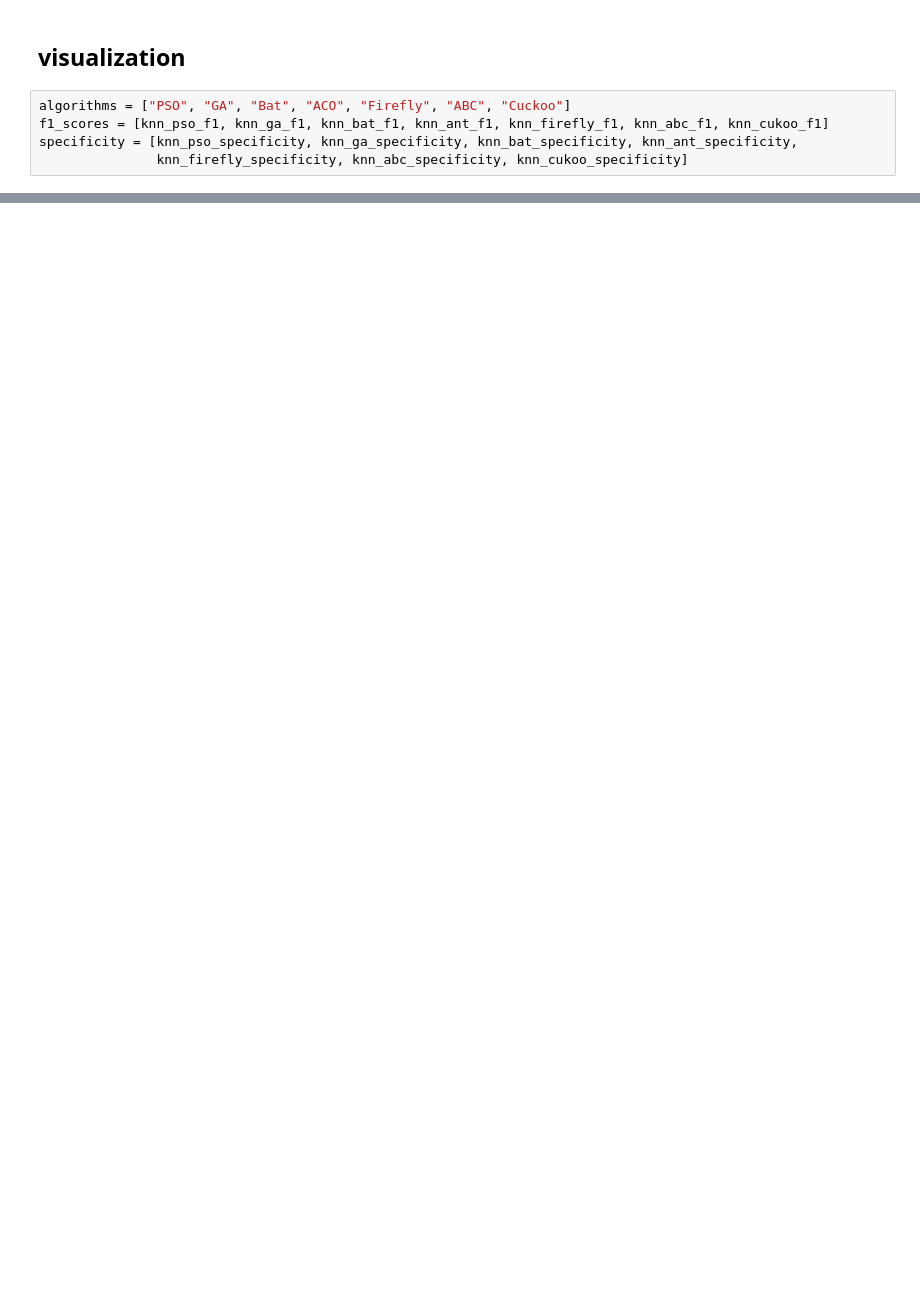
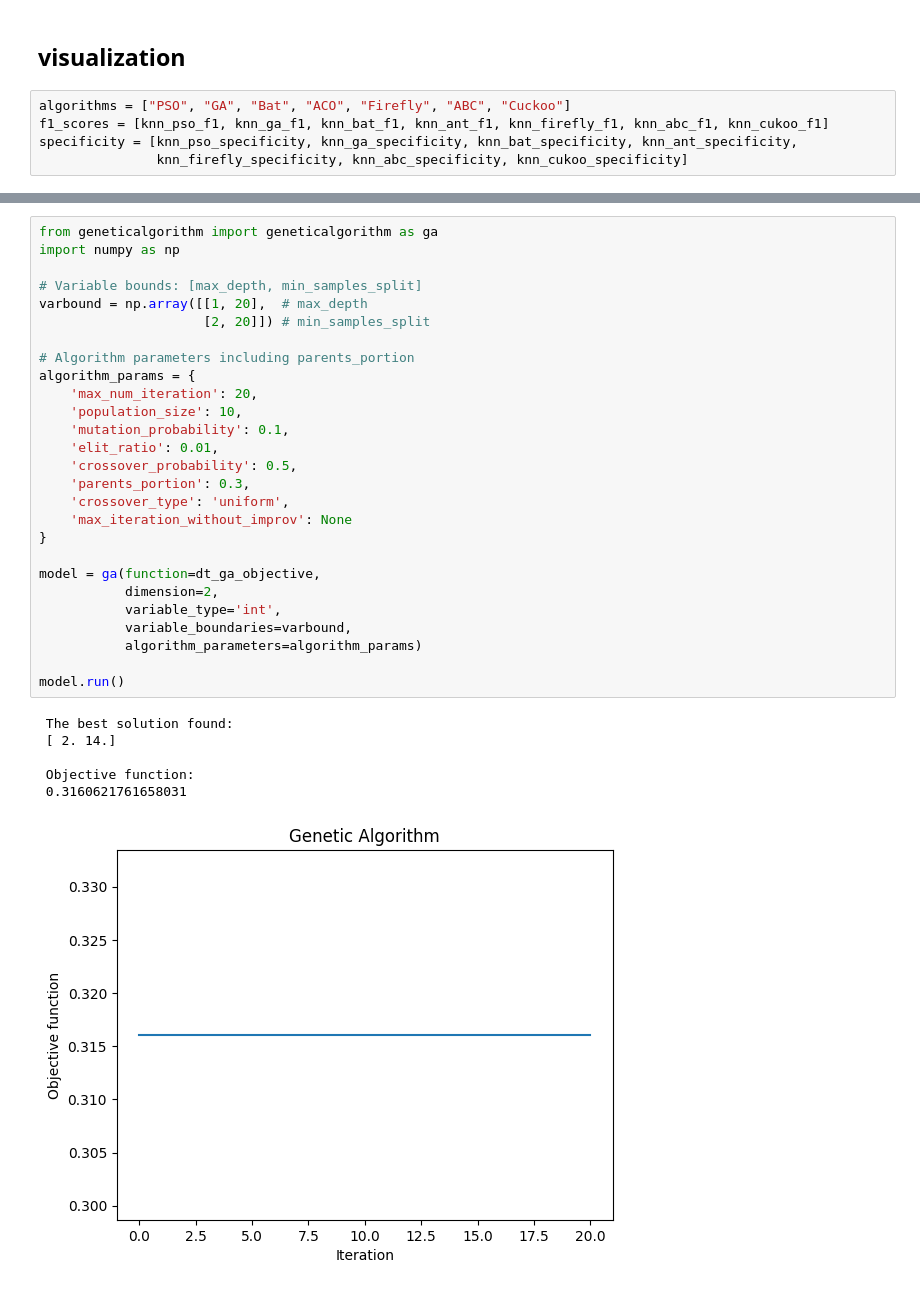
Before and after one commit to Tech-Seminar-Sentiment-Analysis/Technical-seminar, a Jupyter notebook: notebooks/annie.ipynb, the cells around one changed output, grey strips where cells are left out. Drawn from its saved outputs; the diff is of its cells as text; blank space fills up the shorter version.

```diff
--- a/notebooks/annie.ipynb
+++ b/notebooks/annie.ipynb
@@ -758,0 +1542,34 @@ plt.show()
+# %%
+from geneticalgorithm import geneticalgorithm as ga
+import numpy as np
+
+# Variable bounds: [max_depth, min_samples_split]
+varbound = np.array([[1, 20],  # max_depth
+                     [2, 20]]) # min_samples_split
+
+# Algorithm parameters including parents_portion
+algorithm_params = {
+    'max_num_iteration': 20,
+    'population_size': 10,
+    'mutation_probability': 0.1,
+    'elit_ratio': 0.01,
+    'crossover_probability': 0.5,
+    'parents_portion': 0.3,
+    'crossover_type': 'uniform',
+    'max_iteration_without_improv': None
+}
+
+model = ga(function=dt_ga_objective,
+           dimension=2,
+           variable_type='int',
+           variable_boundaries=varbound,
+           algorithm_parameters=algorithm_params)
+
+model.run()
+# %% [output]
+ The best solution found:
+ [ 2. 14.]
+
+ Objective function:
+ 0.3160621761658031
+[figure, added]
```
Also changed, not shown: parts of 74 cells of this notebook.
